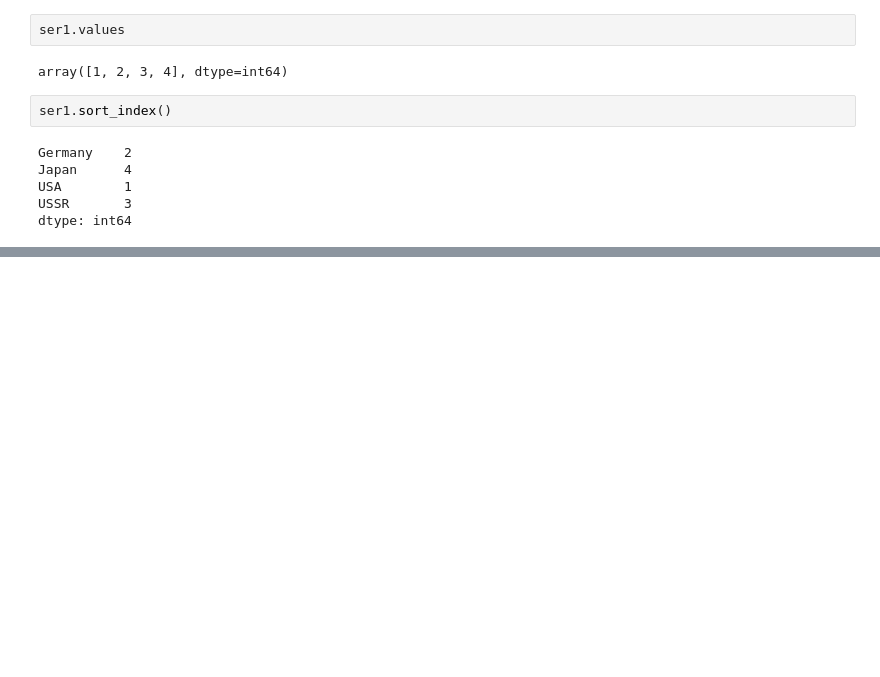
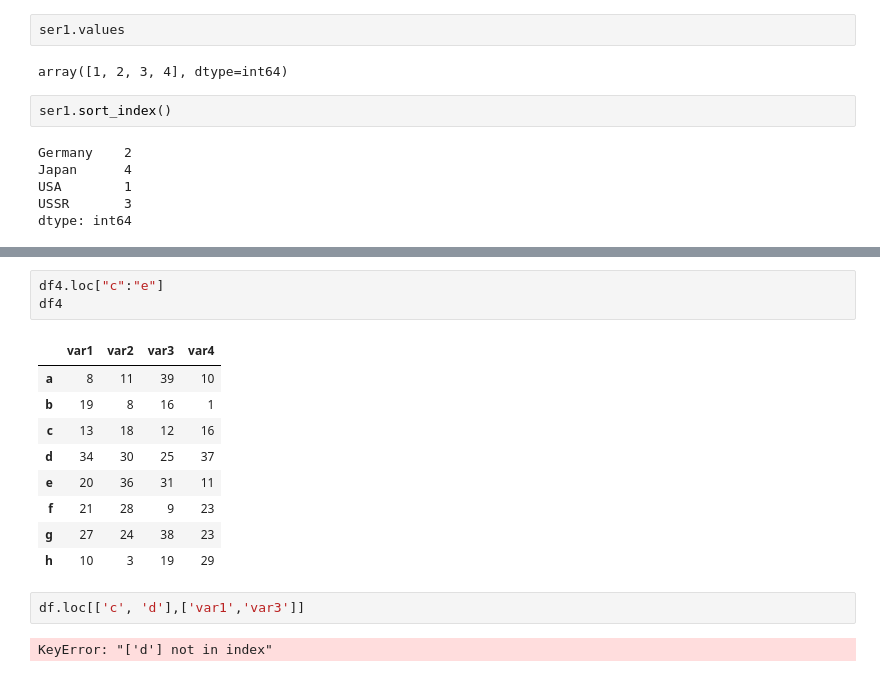
Before and after one commit to MevlutYildiz77/Numpy, a Jupyter notebook: numpy_in_class.ipynb, the cells around one changed output, grey strips where cells are left out. Cells and saved outputs as stored; diff of their text form; blank space fills up the shorter version.

```diff
--- a/numpy_in_class.ipynb
+++ b/numpy_in_class.ipynb
@@ -437,0 +863,17 @@ dtype: int64
+# %%
+df4.loc["c":"e"]
+df4
+# %% [output]
+|  | var1 | var2 | var3 | var4 |
+| a | 8 | 11 | 39 | 10 |
+| b | 19 | 8 | 16 | 1 |
+| c | 13 | 18 | 12 | 16 |
+| d | 34 | 30 | 25 | 37 |
+| e | 20 | 36 | 31 | 11 |
+| f | 21 | 28 | 9 | 23 |
+| g | 27 | 24 | 38 | 23 |
+| h | 10 | 3 | 19 | 29 |
+# %%
+df.loc[['c', 'd'],['var1','var3']]
+# %% [output]
+KeyError: "['d'] not in index"
```
Also changed, not shown: parts of 51 cells of this notebook.
